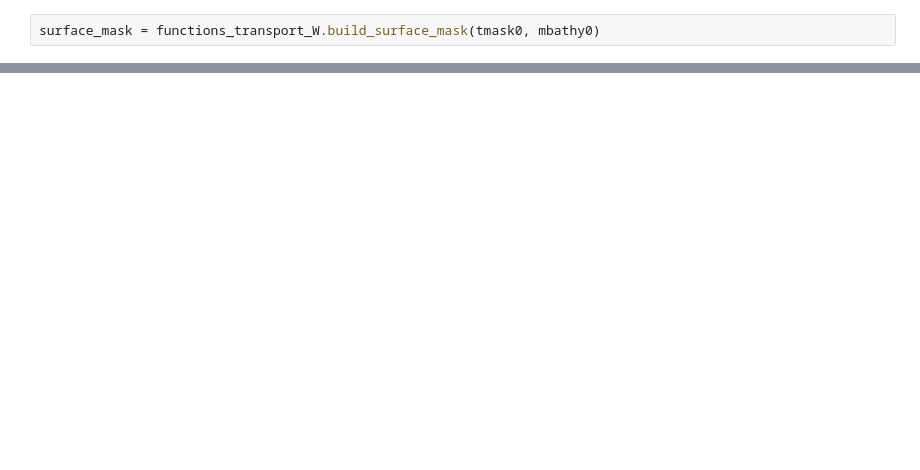
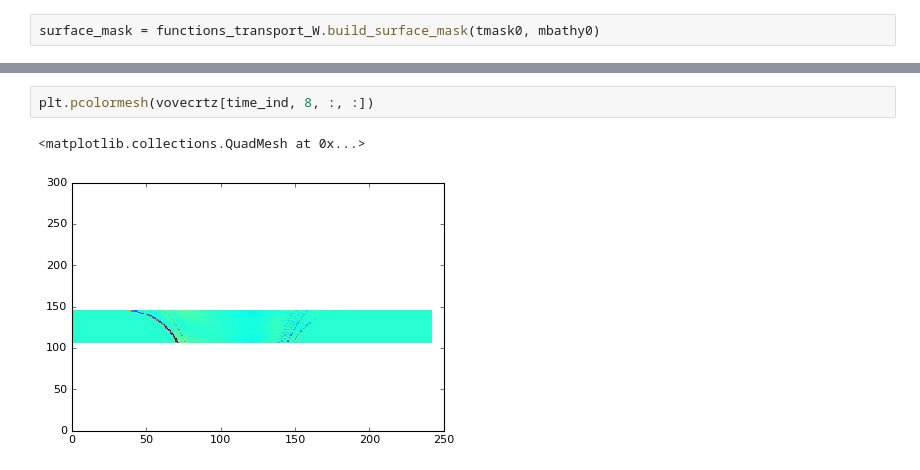
Before and after one commit to UBC-MOAD/analysis_mackenzie_canyon, a Jupyter notebook: notebooks/transport_fluxes/W_transports.ipynb, the cells around one changed output, grey strips where cells are left out. Drawn from its saved outputs; the diff is of its cells as text; blank space fills up the shorter version.

```diff
--- a/notebooks/transport_fluxes/W_transports.ipynb
+++ b/notebooks/transport_fluxes/W_transports.ipynb
@@ -22,0 +90,5 @@ surface_mask = functions_transport_W.build_surface_mask(tmask0, mbathy0)
+# %%
+plt.pcolormesh(vovecrtz[time_ind, 8, :, :])
+# %% [output]
+<matplotlib.collections.QuadMesh at 0x...>
+[figure, added]
```
Also changed, not shown: parts of 10 cells of this notebook.
